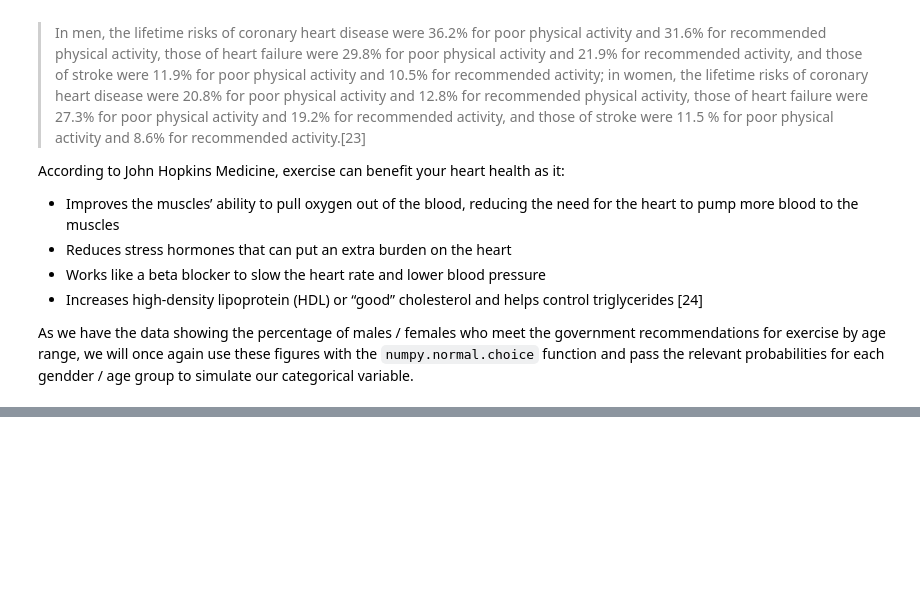
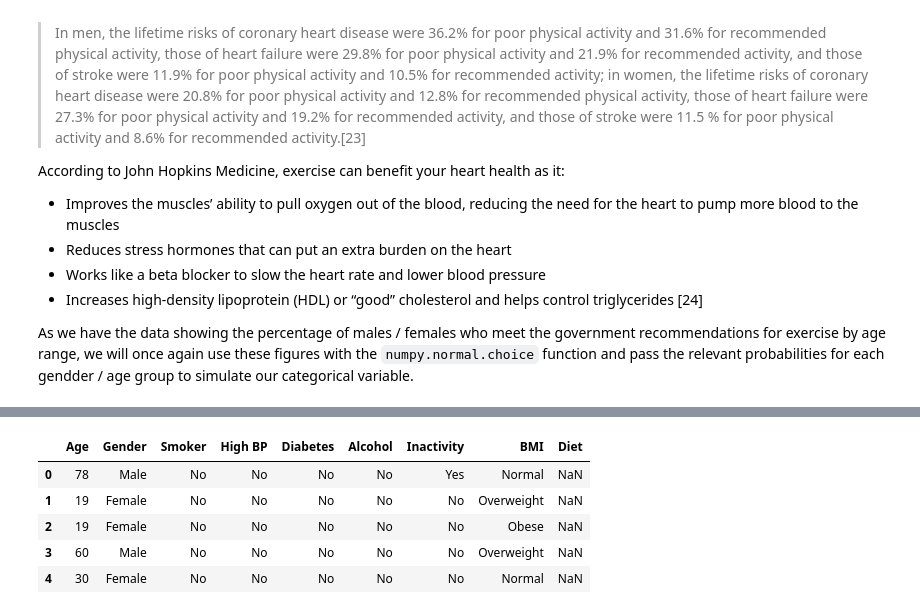
Before and after one commit to Sam-Tracey/PDA_Project_2021, a Jupyter notebook: PDA_Project.ipynb, the cells around one changed output, grey strips where cells are left out. Cells and saved outputs as stored; diff of their text form; code cells hidden in the pictures; blank space fills up the shorter version.

```diff
--- a/PDA_Project.ipynb
+++ b/PDA_Project.ipynb
@@ -651,0 +726,9 @@ ax = sns.catplot(x='Gender', y='Percent', hue='Inactivity', kind='bar', data=act
+# %%
+df.head()
+# %% [output]
+|  | Age | Gender | Smoker | High BP | Diabetes | Alcohol | Inactivity | BMI | Diet |
+| 0 | 78 | Male | No | No | No | No | Yes | Normal | NaN |
+| 1 | 19 | Female | No | No | No | No | No | Overweight | NaN |
+| 2 | 19 | Female | No | No | No | No | No | Obese | NaN |
+| 3 | 60 | Male | No | No | No | No | No | Overweight | NaN |
+| 4 | 30 | Female | No | No | No | No | No | Normal | NaN |
```
Also changed, not shown: parts of 31 cells of this notebook, 1 other file.
